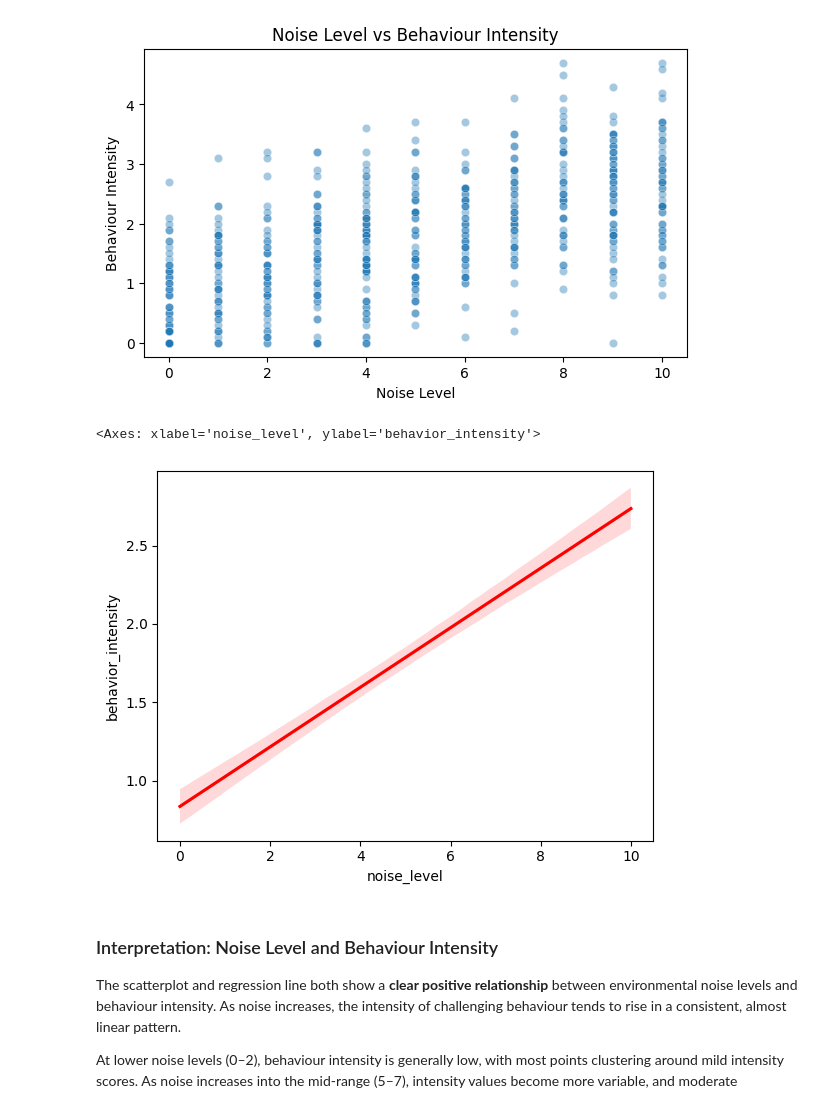
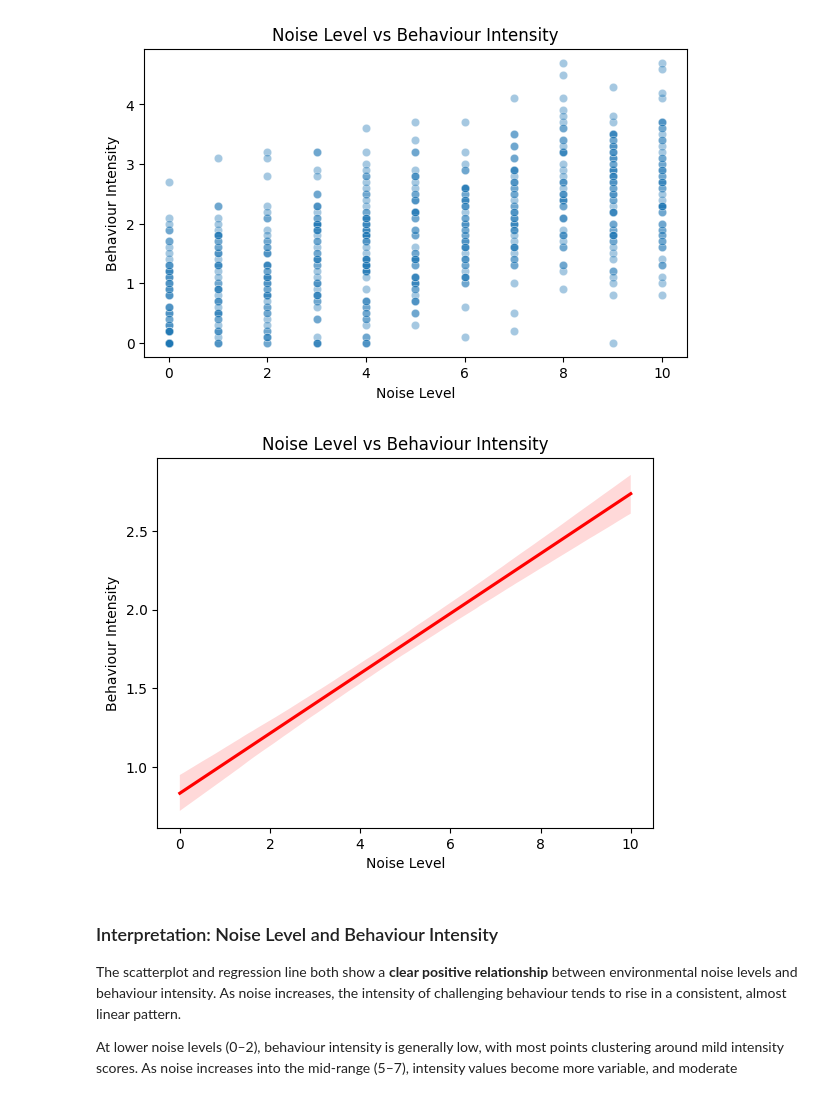
Before and after one commit to wasehhh/aba_behaviour_analysis, a Jupyter notebook: notebooks/01_eda_behavior.ipynb, the cells around one changed output. Drawn from its saved outputs; the diff is of its cells as text; code cells hidden in the pictures.

Commit message:
feat: complete EDA with visualizations, interpretations, and insights summary

```diff
--- a/notebooks/01_eda_behavior.ipynb
+++ b/notebooks/01_eda_behavior.ipynb
@@ -314,14 +314,17 @@ plt.show()
 # %%
 sns.regplot(
     x="noise_level",
     y="behavior_intensity",
     data=df,
     scatter=False,
     color="red"
 )
+plt.title("Noise Level vs Behaviour Intensity")
+plt.xlabel("Noise Level")
+plt.ylabel("Behaviour Intensity")
+plt.show()
 # %% [output]
-<Axes: xlabel='noise_level', ylabel='behavior_intensity'>
-[figure, old version]
+[figure, new version]
 # %% [markdown]
 ### Interpretation: Noise Level and Behaviour Intensity
 
```
